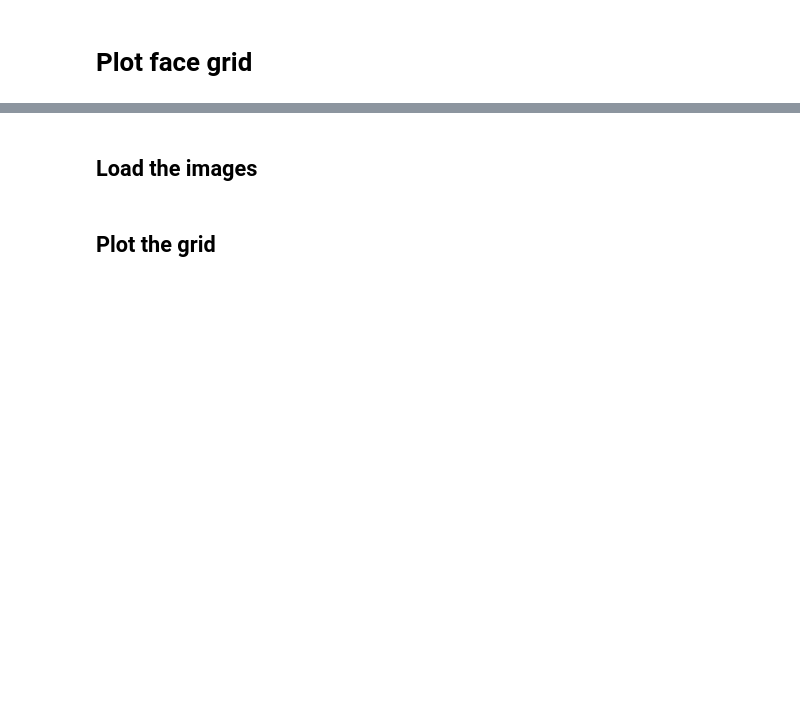
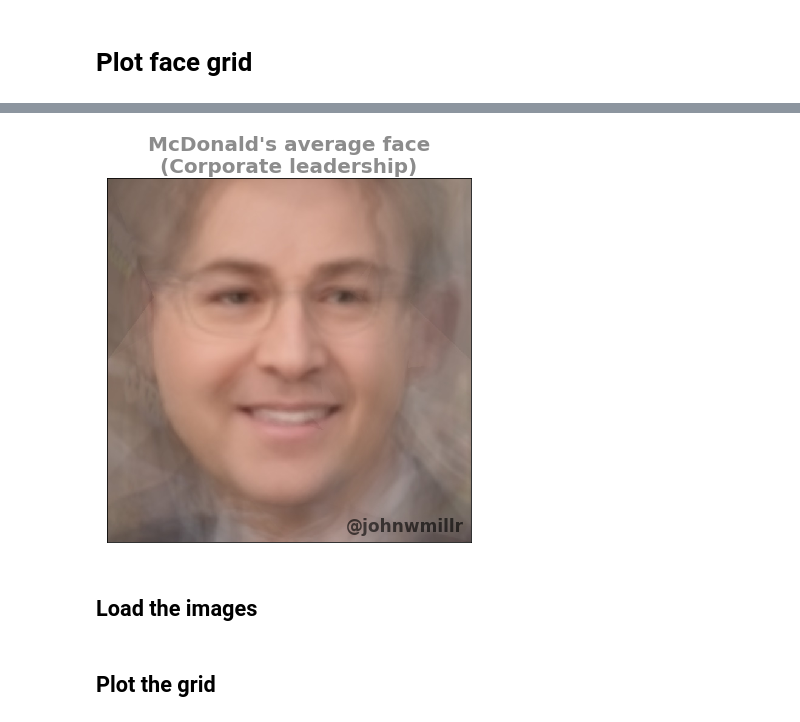
Before and after one commit to johnwmillr/FacesOfFortune, a Jupyter notebook: plotFaceGrid.ipynb, the cells around one changed output, grey strips where cells are left out. Cells and saved outputs as stored; diff of their text form; code cells hidden in the pictures; blank space fills up the shorter version.

Commit message:
Improve labeling of grid plot

```diff
--- a/plotFaceGrid.ipynb
+++ b/plotFaceGrid.ipynb
@@ -9,3 +14,34 @@ import cv2
+# %%
+im = cv2.imread("./one-off/average_faces/average_face_McDonalds.jpg")[..., ::-1]
+# %%
+def save_labeled_face_image(company, image):
+    # Plot the image
+    fig, ax = plt.subplots(figsize=(6, 6))
+    ax.imshow(image)
+
+    # Add a title
+    kwargs = {"fontsize": 20, "fontweight": "heavy", "color": "gray", "alpha":0.9}
+#     title = f"{company}\ncorporate leadership\n(average face)"
+    title = f"{company} average face\n(Corporate leadership)"
+    ax.set_title(title, **kwargs)
+
+    # Touch up the image
+    ax.set(**{"xlabel": '', "ylabel": '', "xticks": [], "yticks": []})
+    plt.tight_layout()
+    kwargs = {'fontsize': 17, 'color': 'black', 'weight': 'heavy', 'alpha': 0.6, 'ha': 'right'}
+    x, y = image.shape[:2]
+    x, y = 0.98 * x, 0.97 * y
+    ax.text(x, y, "@johnwmillr", **kwargs)
+
+    # Save the image
+    fp = os.path.join("one-off", "average_faces", f"average_face_{company}_labeled.png")
+#     fig.savefig(fp, dpi=300)
+    plt.show()
+    return
+
+save_labeled_face_image("McDonald's", im)
+# %% [output]
+[figure, added]
 # %% [markdown]
 ## Load the images
 # %%
```
Also changed, not shown: parts of 3 cells of this notebook.
